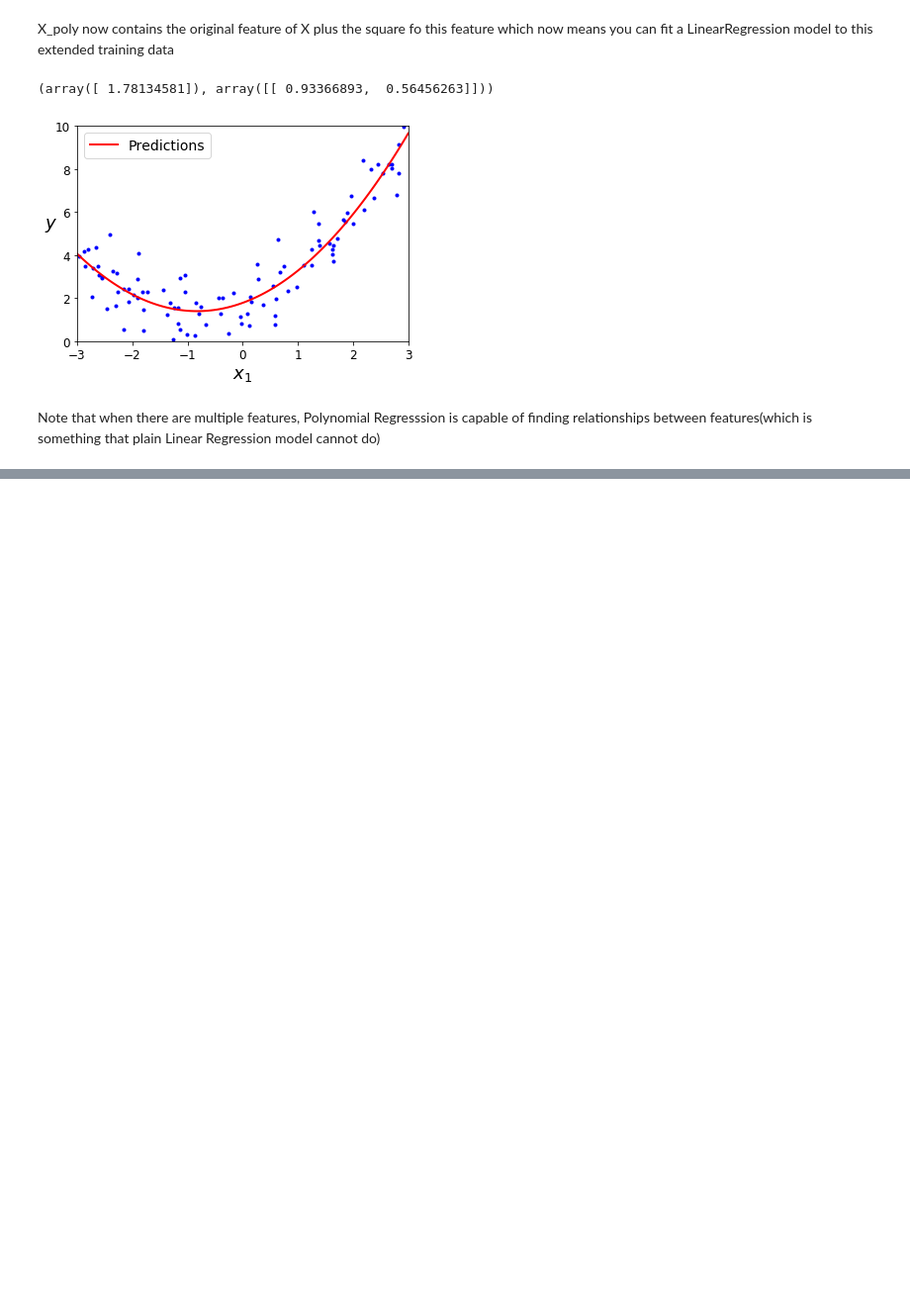
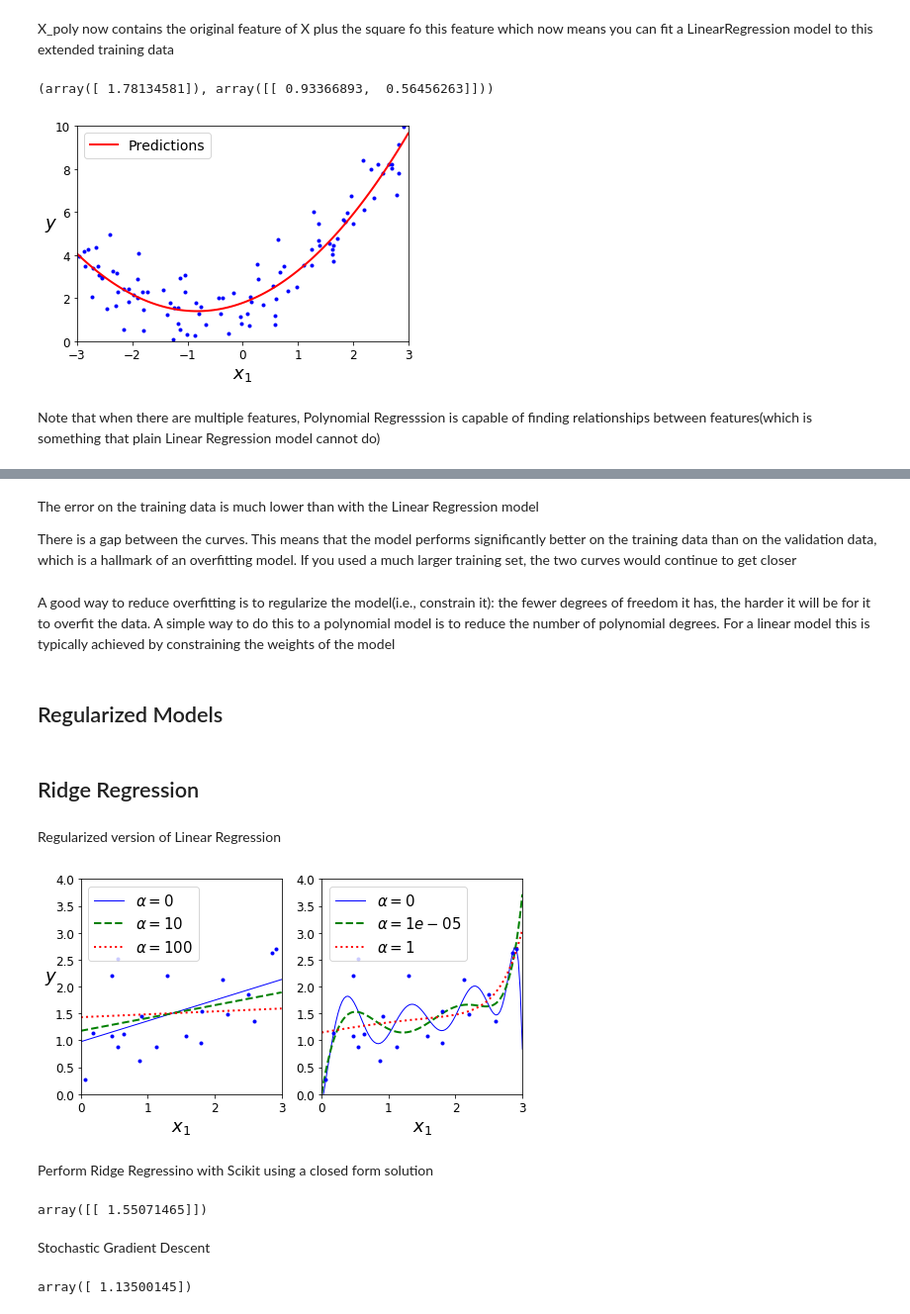
Before and after one commit to Hustada/handson-ml-Training_Linear_Models, a Jupyter notebook: handson-ml-linear-models.ipynb, the cells around one changed output, grey strips where cells are left out. Shown at 99% size. Drawn from its saved outputs; the diff is of its cells as text; code cells hidden in the pictures; blank space fills up the shorter version.

Commit message:
regularization methods, ridge, lasso, elastic net

```diff
--- a/handson-ml-linear-models.ipynb
+++ b/handson-ml-linear-models.ipynb
@@ -334,0 +405,66 @@ Note that when there are multiple features, Polynomial Regresssion is capable of
+# %% [markdown]
+The error on the training data is much lower than with the Linear Regression model
+
+There is a gap between the curves. This means that the model performs significantly better on the training data than on the validation data, which is a hallmark of an overfitting model. If you used a much larger training set, the two curves would continue to get closer
+# %% [markdown]
+A good way to reduce overfitting is to regularize the model(i.e., constrain it): the fewer degrees of freedom it has, the harder it will be for it to overfit the data. A simple way to do this to a polynomial model is to reduce the number of polynomial degrees. For a linear model this is typically achieved by constraining the weights of the model
+# %% [markdown]
+## Regularized Models
+# %% [markdown]
+## Ridge Regression
+# %% [markdown]
+Regularized version of Linear Regression
+# %%
+from sklearn.linear_model import Ridge
+
+np.random.seed(42)
+m = 20
+X = 3 * np.random.rand(m, 1)
+y = 1 + 0.5 * X + np.random.randn(m, 1) / 1.5
+X_new = np.linspace(0, 3, 100).reshape(100, 1)
+
+def plot_model(model_class, polynomial, alphas, **model_kargs):
+    for alpha, style in zip(alphas, ("b-", "g--", "r:")):
+        model = model_class(alpha, **model_kargs) if alpha > 0 else LinearRegression()
+        if polynomial:
+            model = Pipeline([
+                    ("poly_features", PolynomialFeatures(degree=10, include_bias=False)),
+                    ("std_scaler", StandardScaler()),
+                    ("regul_reg", model),
+                ])
+        model.fit(X, y)
+        y_new_regul = model.predict(X_new)
+        lw = 2 if alpha > 0 else 1
+        plt.plot(X_new, y_new_regul, style, linewidth=lw, label=r"$\alpha = {}$".format(alpha))
+    plt.plot(X, y, "b.", linewidth=3)
+    plt.legend(loc="upper left", fontsize=15)
+    plt.xlabel("$x_1$", fontsize=18)
+    plt.axis([0, 3, 0, 4])
+
+plt.figure(figsize=(8,4))
+plt.subplot(121)
+plot_model(Ridge, polynomial=False, alphas=(0, 10, 100), random_state=42)
+plt.ylabel("$y$", rotation=0, fontsize=18)
+plt.subplot(122)
+plot_model(Ridge, polynomial=True, alphas=(0, 10**-5, 1), random_state=42)
+
+plt.show()
+# %% [output]
+[figure, added]
+# %% [markdown]
+Perform Ridge Regressino with Scikit using a closed form solution
+# %%
+from sklearn.linear_model import Ridge
+ridge_reg = Ridge(alpha=1, solver="cholesky", random_state=42)
+ridge_reg.fit(X, y)
+ridge_reg.predict([[1.5]])
+# %% [output]
+array([[ 1.55071465]])
+# %% [markdown]
+Stochastic Gradient Descent
+# %%
+sgd_reg = SGDRegressor(penalty="l2", random_state=42)
+sgd_reg.fit(X, y.ravel())
+sgd_reg.predict([[1.5]])
+# %% [output]
+array([ 1.13500145])
```
Also changed, not shown: parts of 15 cells of this notebook.
